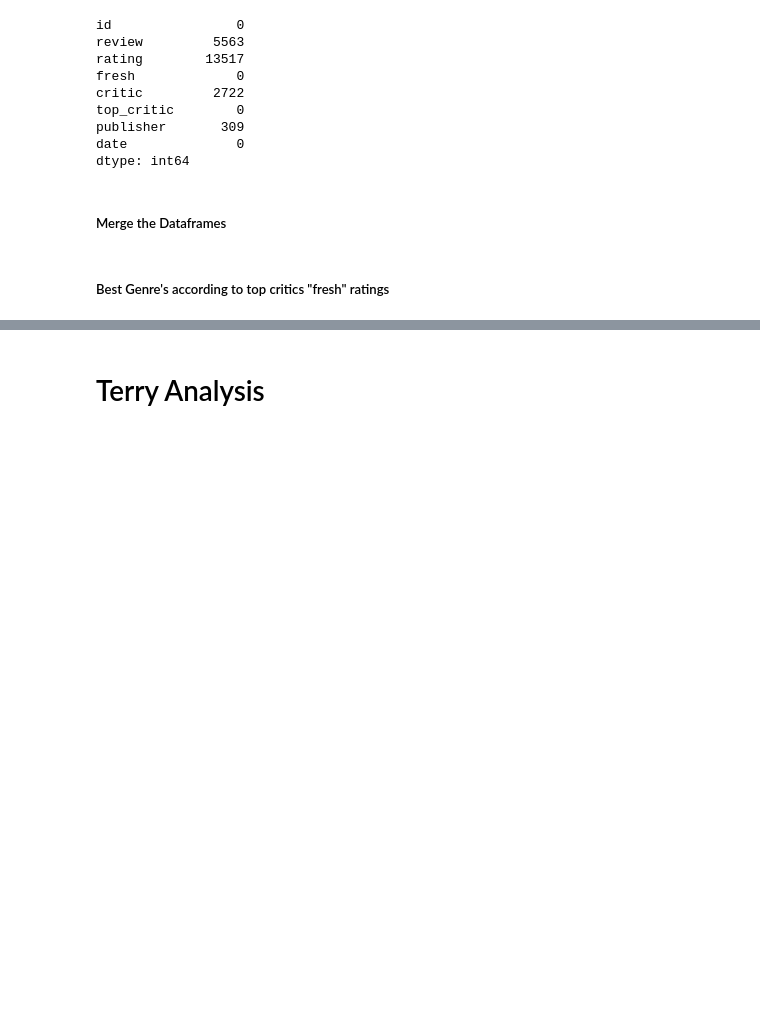
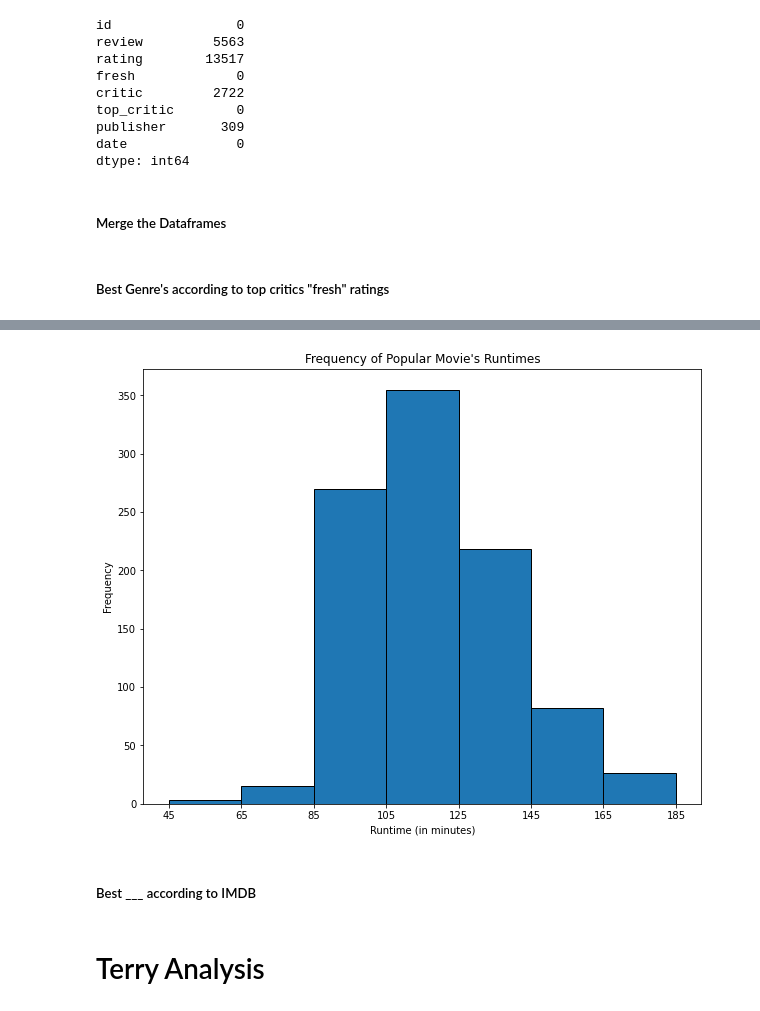
Before and after one commit to dermothethird/Microsoft-Movie-Studios-Project, a Jupyter notebook: dsc-phase1-project-template.ipynb, the cells around one changed output, grey strips where cells are left out. Drawn from its saved outputs; the diff is of its cells as text; code cells hidden in the pictures; blank space fills up the shorter version.

```diff
--- a/dsc-phase1-project-template.ipynb
+++ b/dsc-phase1-project-template.ipynb
@@ -236,13 +225,18 @@ rt_full_df = rt_movie_df.merge(rt_reviews_df, how='inner', on='id')
 # Critics selected are well-established, influential, and prolific; they are, in a sense, the cream of the crop.
 # Top Critic status is granted by a set of criteria and a selection panel and cannot be applied for.
 
-# create a dictionary with k = movie id and v = fresh/total ratio of all "fresh" ratings by top critics per movie
+# create a dictionary with k = movie id and v = fresh/total ratio of all "fresh" ratings by critics per movie
 movie_fresh_dict = {}
 for movie_id in rt_full_df.groupby(by='id').groups:
     count = rt_full_df.groupby(by='id').get_group(movie_id)['fresh'].value_counts().values.tolist()
-    try:
-        ratio = round(count[0] / (count[0] + count[1]), 2)
-    except:
-        ratio = 1
+    total_count = sum(count)
+    if total_count >= 100:
+        try:
+            ratio = round(count[0] / (count[0] + count[1]), 2)
+        except:
+            ratio = 1
+    else:
+        continue
+
     movie_fresh_dict[movie_id] = ratio
 #movie_fresh_dict
@@ -284,0 +361,14 @@ genre_rating_df = pd.DataFrame.from_dict(genre_rating_dict, orient='index', colu
+# %%
+runtime_df = pd.read_sql("""
+SELECT *
+FROM
+    movie_basics as mb
+    INNER JOIN movie_ratings as mr
+        USING(movie_id)
+WHERE numvotes > 10000 and averagerating >= 7.0 -- chose 10,000 so the ratings were significant, less significant the smaller the vote count
+ORDER BY averagerating ASC
+""", conn)
+# %%
+# drop movies that agreggate multiple parts
+runtime_df.loc[runtime_df['runtime_minutes'] > 200]
+runtime_df.drop([174, 904, 972], inplace=True)
@@ -284,0 +387,17 @@ genre_rating_df = pd.DataFrame.from_dict(genre_rating_dict, orient='index', colu
+# %%
+# create a histogram to show frequencies of popular movie's runtimes
+x = runtime_df['runtime_minutes']
+bin_names = ["45-65","65-85", "85-105", "105-125", "125-145", "145-165", "165-195"]
+
+fig, ax = plt.subplots(figsize=(10,8))
+
+ax.hist(x, bins=range(45, 195, 20), edgecolor='black')
+ax.set_xlabel('Runtime (in minutes)')
+ax.set_ylabel('Frequency')
+ax.set_title("Frequency of Popular Movie's Runtimes")
+ax.set_xticks(range(45, 195, 20));
+#ax.set_xticklabels(bin_names, rotation=45);
+# %% [output]
+[figure, added]
+# %% [markdown]
+##### Best ___ according to IMDB
```
Also changed, not shown: parts of 16 cells of this notebook.
